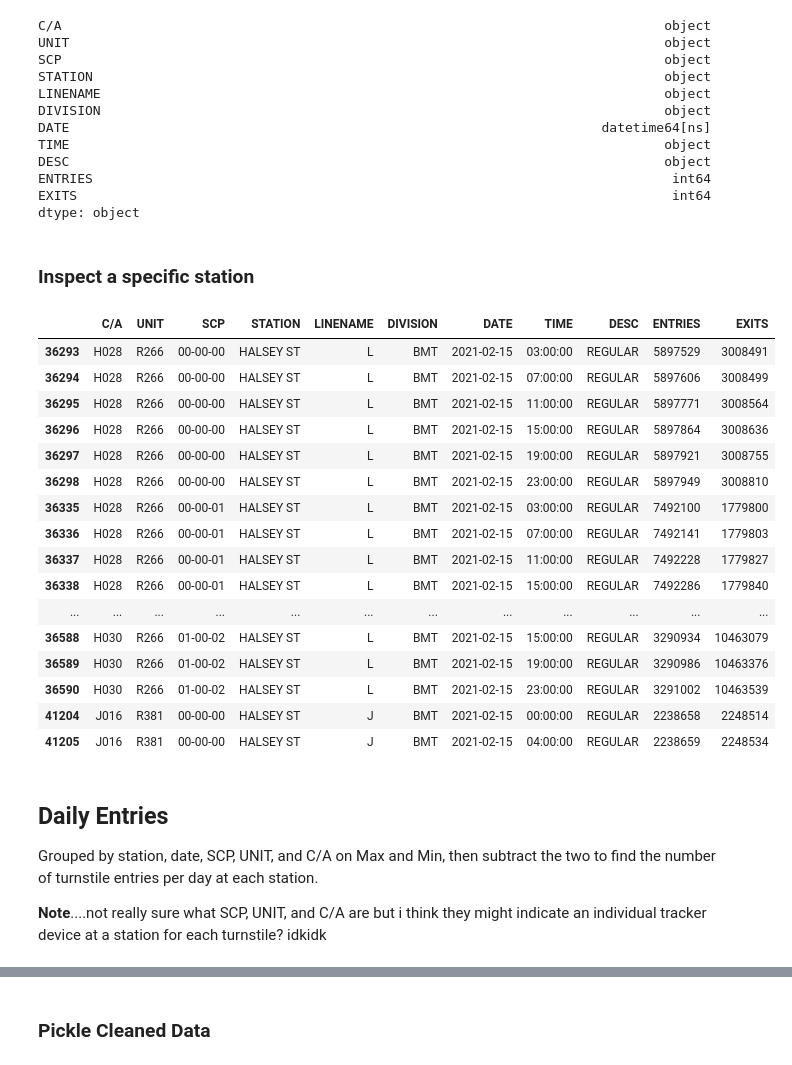
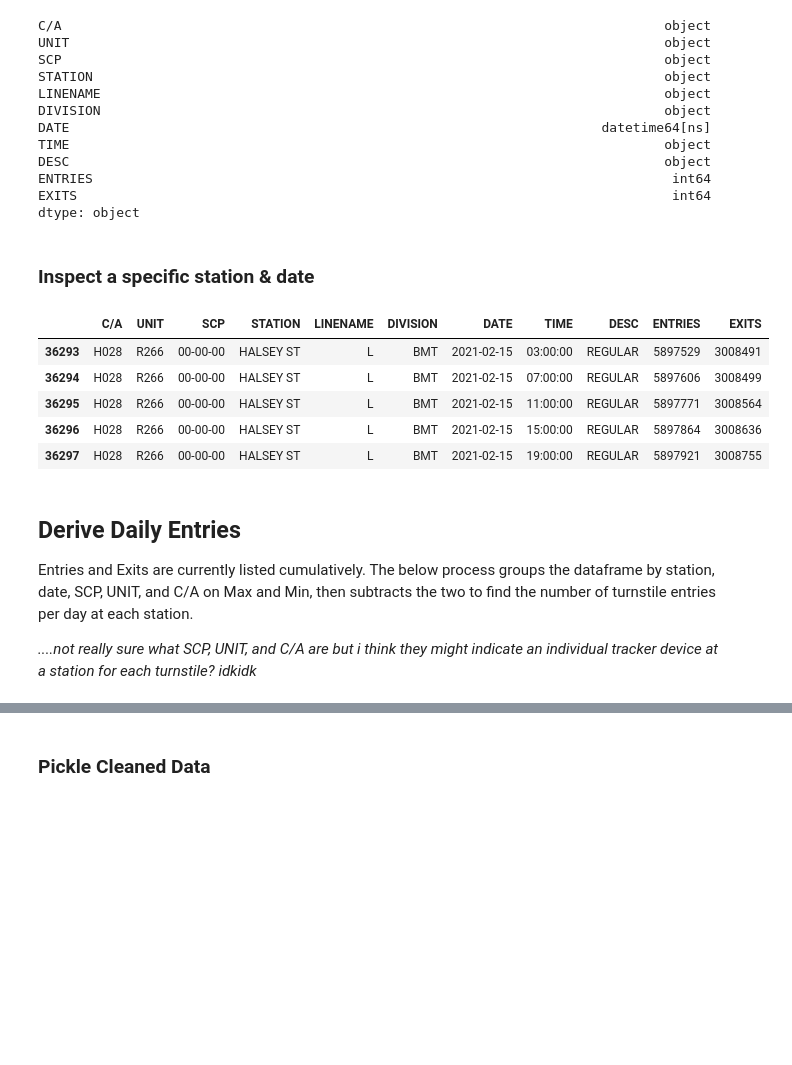
Before and after one commit to justinm0rgan/mta-turnstile-covid, a Jupyter notebook: collection-and-cleaning.ipynb, the cells around one changed output, grey strips where cells are left out. Drawn from its saved outputs; the diff is of its cells as text; code cells hidden in the pictures; blank space fills up the shorter version.

```diff
--- a/collection-and-cleaning.ipynb
+++ b/collection-and-cleaning.ipynb
@@ -151,32 +168,21 @@ ENTRIES
 EXITS                                                                            int64
 dtype: object
 # %% [markdown]
-### Inspect a specific station
+### Inspect a specific station & date
 # %%
-df[(df.STATION == 'HALSEY ST') & (df.DATE.astype(str)=='2021-02-15')].head(50)
+df[(df.STATION == 'HALSEY ST') & (df.DATE.astype(str)=='2021-02-15')].head()
 # %% [output]
 |  | C/A | UNIT | SCP | STATION | LINENAME | DIVISION | DATE | TIME | DESC | ENTRIES | EXITS |
 | 36293 | H028 | R266 | 00-00-00 | HALSEY ST | L | BMT | 2021-02-15 | 03:00:00 | REGULAR | 5897529 | 3008491 |
 | 36294 | H028 | R266 | 00-00-00 | HALSEY ST | L | BMT | 2021-02-15 | 07:00:00 | REGULAR | 5897606 | 3008499 |
 | 36295 | H028 | R266 | 00-00-00 | HALSEY ST | L | BMT | 2021-02-15 | 11:00:00 | REGULAR | 5897771 | 3008564 |
 | 36296 | H028 | R266 | 00-00-00 | HALSEY ST | L | BMT | 2021-02-15 | 15:00:00 | REGULAR | 5897864 | 3008636 |
 | 36297 | H028 | R266 | 00-00-00 | HALSEY ST | L | BMT | 2021-02-15 | 19:00:00 | REGULAR | 5897921 | 3008755 |
-| 36298 | H028 | R266 | 00-00-00 | HALSEY ST | L | BMT | 2021-02-15 | 23:00:00 | REGULAR | 5897949 | 3008810 |
-| 36335 | H028 | R266 | 00-00-01 | HALSEY ST | L | BMT | 2021-02-15 | 03:00:00 | REGULAR | 7492100 | 1779800 |
-| 36336 | H028 | R266 | 00-00-01 | HALSEY ST | L | BMT | 2021-02-15 | 07:00:00 | REGULAR | 7492141 | 1779803 |
-| 36337 | H028 | R266 | 00-00-01 | HALSEY ST | L | BMT | 2021-02-15 | 11:00:00 | REGULAR | 7492228 | 1779827 |
-| 36338 | H028 | R266 | 00-00-01 | HALSEY ST | L | BMT | 2021-02-15 | 15:00:00 | REGULAR | 7492286 | 1779840 |
-| ... | ... | ... | ... | ... | ... | ... | ... | ... | ... | ... | ... |
-| 36588 | H030 | R266 | 01-00-02 | HALSEY ST | L | BMT | 2021-02-15 | 15:00:00 | REGULAR | 3290934 | 10463079 |
-| 36589 | H030 | R266 | 01-00-02 | HALSEY ST | L | BMT | 2021-02-15 | 19:00:00 | REGULAR | 3290986 | 10463376 |
-| 36590 | H030 | R266 | 01-00-02 | HALSEY ST | L | BMT | 2021-02-15 | 23:00:00 | REGULAR | 3291002 | 10463539 |
-| 41204 | J016 | R381 | 00-00-00 | HALSEY ST | J | BMT | 2021-02-15 | 00:00:00 | REGULAR | 2238658 | 2248514 |
-| 41205 | J016 | R381 | 00-00-00 | HALSEY ST | J | BMT | 2021-02-15 | 04:00:00 | REGULAR | 2238659 | 2248534 |
 # %% [markdown]
-## Daily Entries
-Grouped by station, date, SCP, UNIT, and C/A on Max and Min, then subtract the two to find the number of turnstile entries per day at each station.
+## Derive Daily Entries
+Entries and Exits are currently listed cumulatively. The below process groups the dataframe by station, date, SCP, UNIT, and C/A on Max and Min, then subtracts the two to find the number of turnstile entries per day at each station.
 
-**Note**....not really sure what SCP, UNIT, and C/A are but i think they might indicate an individual tracker device at a station for each turnstile? idkidk
+*....not really sure what SCP, UNIT, and C/A are but i think they might indicate an individual tracker device at a station for each turnstile? idkidk*
 # %%
 # min gives us cumulative entries at the beginning of each day
 df.groupby(['STATION','DATE','SCP','UNIT','C/A'])[['ENTRIES']].min()
```
Also changed, not shown: parts of 17 cells of this notebook, 2 other files.
